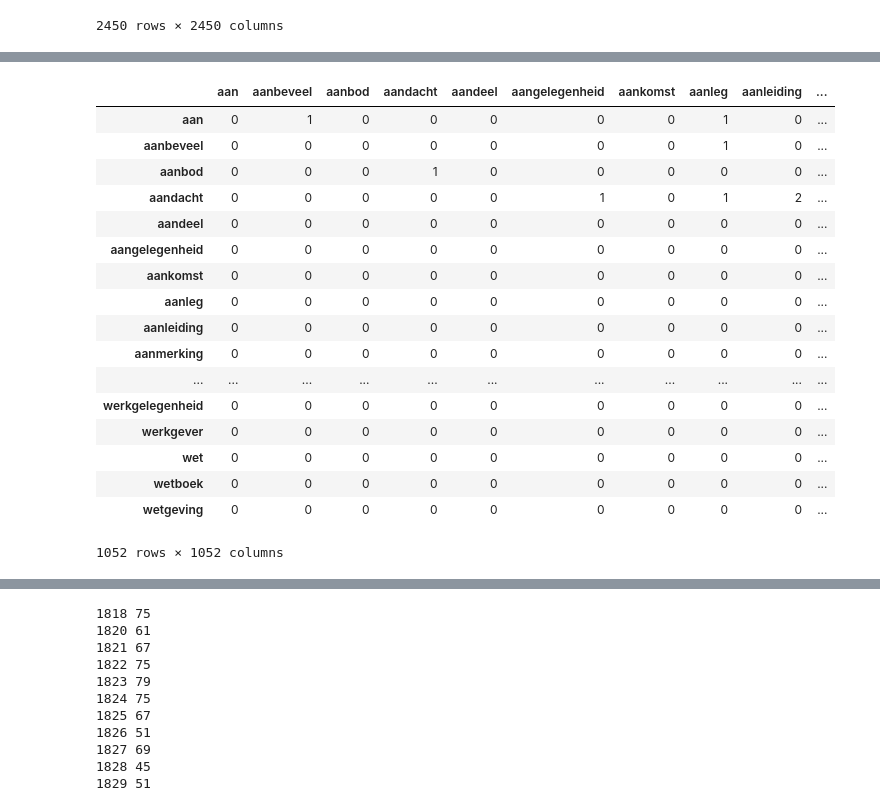
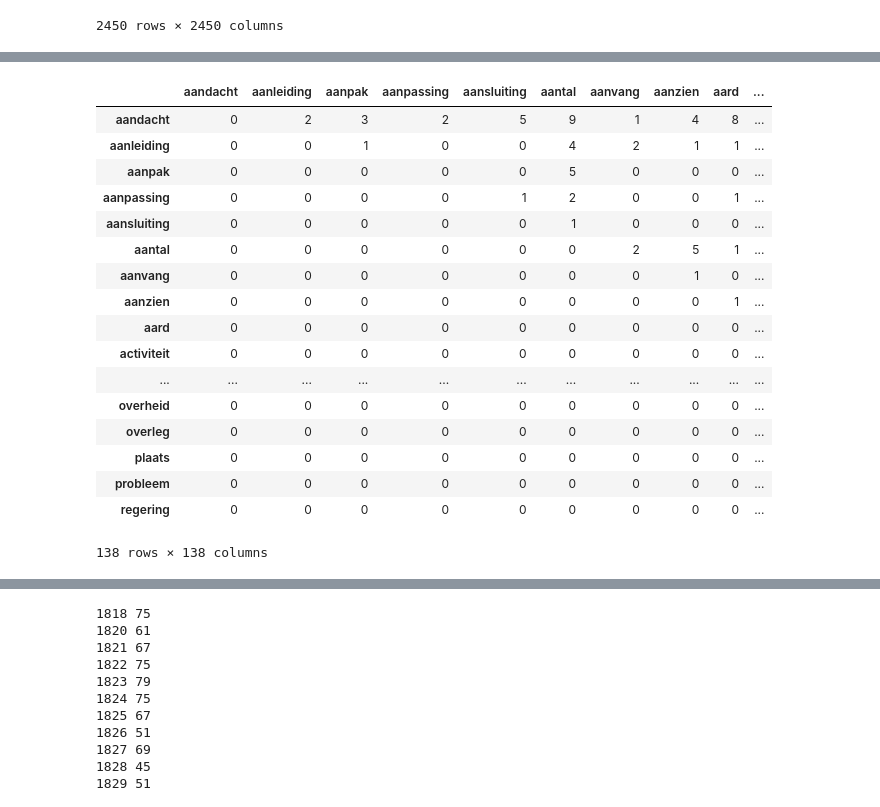
Before and after one commit to ndevisscher/Scriptie, a Jupyter notebook: Code.ipynb, the cells around one changed output, grey strips where cells are left out. Saved outputs shown, nothing was run; the diff lists cells and outputs as text; code cells hidden in the pictures.

```diff
--- a/Code.ipynb
+++ b/Code.ipynb
@@ -284,21 +278,3 @@ column = list(set(columns)-set(index))[0]
 row = list(set(index)-set(columns))[0]
 totalCollocations.drop(column,axis=1,inplace=True)
 totalCollocations.drop(row,axis=0,inplace=True)
-# %%
-'''Collocaties over het gehele corpus met enkele restricties:
-een woord moet minstens deel uitmaken van 21 collocaties, dit omdat de gemiddelde zinslengte 21 woorden is'''
-kept = totalCollocations.loc[totalCollocations.sum(axis=1) > 21].index.values
-dropped = totalCollocations.loc[totalCollocations.sum(axis=1) < 22].index.values
-totalCollocations.drop(dropped,axis=1,inplace=True)
-totalCollocations = totalCollocations.loc[kept]
-'''Verwijderen van mogelijke woorden die niet op beide assen staan'''
-
-'''
-index = list(totalCollocations.index.values)
-columns = list(totalCollocations.columns.values)
-column = list(set(columns)-set(index))[0]
-row = list(set(index)-set(columns))[0]
-kept = kept.remove(row)
-totalCollovations = totalCollocations.loc[kept]
-totalCollocations.drop(column,axis=1,inplace=True)
-'''
@@ -319,11 +281,3 @@ kept = [x for x in kept if x is not row]
-# %%
-index = list(totalCollocations.index.values)
-columns = list(totalCollocations.columns.values)
-column = list(set(columns)-set(index))[0]
-row = list(set(index)-set(columns))[0]
-totalCollocations.drop(column,axis=1,inplace=True)
-# %%
-totalCollocations.drop(row,axis=0,inplace=True)
 # %%
 totalCollocations
 # %% [output]
@@ -379,27 +355,28 @@ zwijger
 # %%
-dropped = trimmedLocations.loc[trimmedLocations.sum(axis=1) < 51].index.values
+'''Limiteren van collocaties'''
+dropped = trimmedLocations.loc[trimmedLocations.sum(axis=1) < 200].index.values
 trimmedLocations.drop(dropped,axis=1,inplace=True)
 trimmedLocations.drop(dropped,axis=0,inplace=True)
 trimmedLocations
 # %% [output]
-|  | aan | aanbeveel | aanbod | aandacht | aandeel | aangelegenheid | aankomst | aanleg | aanleiding | ... |
-| aan | 0 | 1 | 0 | 0 | 0 | 0 | 0 | 1 | 0 | ... |
-| aanbeveel | 0 | 0 | 0 | 0 | 0 | 0 | 0 | 1 | 0 | ... |
-| aanbod | 0 | 0 | 0 | 1 | 0 | 0 | 0 | 0 | 0 | ... |
-| aandacht | 0 | 0 | 0 | 0 | 0 | 1 | 0 | 1 | 2 | ... |
-| aandeel | 0 | 0 | 0 | 0 | 0 | 0 | 0 | 0 | 0 | ... |
-| aangelegenheid | 0 | 0 | 0 | 0 | 0 | 0 | 0 | 0 | 0 | ... |
-| aankomst | 0 | 0 | 0 | 0 | 0 | 0 | 0 | 0 | 0 | ... |
-| aanleg | 0 | 0 | 0 | 0 | 0 | 0 | 0 | 0 | 0 | ... |
-| aanleiding | 0 | 0 | 0 | 0 | 0 | 0 | 0 | 0 | 0 | ... |
-| aanmerking | 0 | 0 | 0 | 0 | 0 | 0 | 0 | 0 | 0 | ... |
+|  | aandacht | aanleiding | aanpak | aanpassing | aansluiting | aantal | aanvang | aanzien | aard | ... |
+| aandacht | 0 | 2 | 3 | 2 | 5 | 9 | 1 | 4 | 8 | ... |
+| aanleiding | 0 | 0 | 1 | 0 | 0 | 4 | 2 | 1 | 1 | ... |
+| aanpak | 0 | 0 | 0 | 0 | 0 | 5 | 0 | 0 | 0 | ... |
+| aanpassing | 0 | 0 | 0 | 0 | 1 | 2 | 0 | 0 | 1 | ... |
+| aansluiting | 0 | 0 | 0 | 0 | 0 | 1 | 0 | 0 | 0 | ... |
+| aantal | 0 | 0 | 0 | 0 | 0 | 0 | 2 | 5 | 1 | ... |
+| aanvang | 0 | 0 | 0 | 0 | 0 | 0 | 0 | 1 | 0 | ... |
+| aanzien | 0 | 0 | 0 | 0 | 0 | 0 | 0 | 0 | 1 | ... |
+| aard | 0 | 0 | 0 | 0 | 0 | 0 | 0 | 0 | 0 | ... |
+| activiteit | 0 | 0 | 0 | 0 | 0 | 0 | 0 | 0 | 0 | ... |
 | ... | ... | ... | ... | ... | ... | ... | ... | ... | ... | ... |
-| werkgelegenheid | 0 | 0 | 0 | 0 | 0 | 0 | 0 | 0 | 0 | ... |
-| werkgever | 0 | 0 | 0 | 0 | 0 | 0 | 0 | 0 | 0 | ... |
-| wet | 0 | 0 | 0 | 0 | 0 | 0 | 0 | 0 | 0 | ... |
-| wetboek | 0 | 0 | 0 | 0 | 0 | 0 | 0 | 0 | 0 | ... |
-| wetgeving | 0 | 0 | 0 | 0 | 0 | 0 | 0 | 0 | 0 | ... |
+| overheid | 0 | 0 | 0 | 0 | 0 | 0 | 0 | 0 | 0 | ... |
+| overleg | 0 | 0 | 0 | 0 | 0 | 0 | 0 | 0 | 0 | ... |
+| plaats | 0 | 0 | 0 | 0 | 0 | 0 | 0 | 0 | 0 | ... |
+| probleem | 0 | 0 | 0 | 0 | 0 | 0 | 0 | 0 | 0 | ... |
+| regering | 0 | 0 | 0 | 0 | 0 | 0 | 0 | 0 | 0 | ... |
-1052 rows × 1052 columns
+138 rows × 138 columns
 # %%
 '''Creëeren van een undirected networkx graph vanuit de matrix van alle collocaties'''
 graph = nx.from_numpy_matrix(trimmedLocations.values)
```
Also changed, not shown: parts of 13 cells of this notebook.
